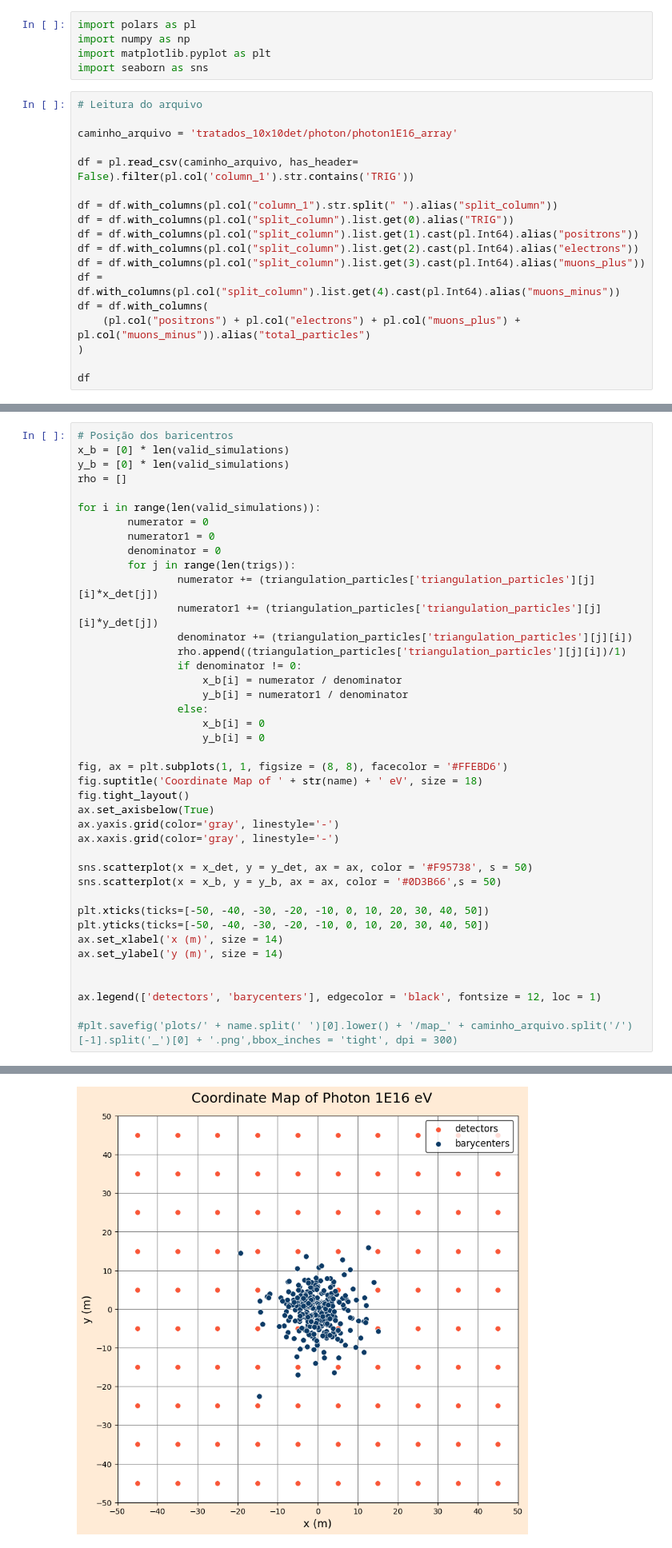
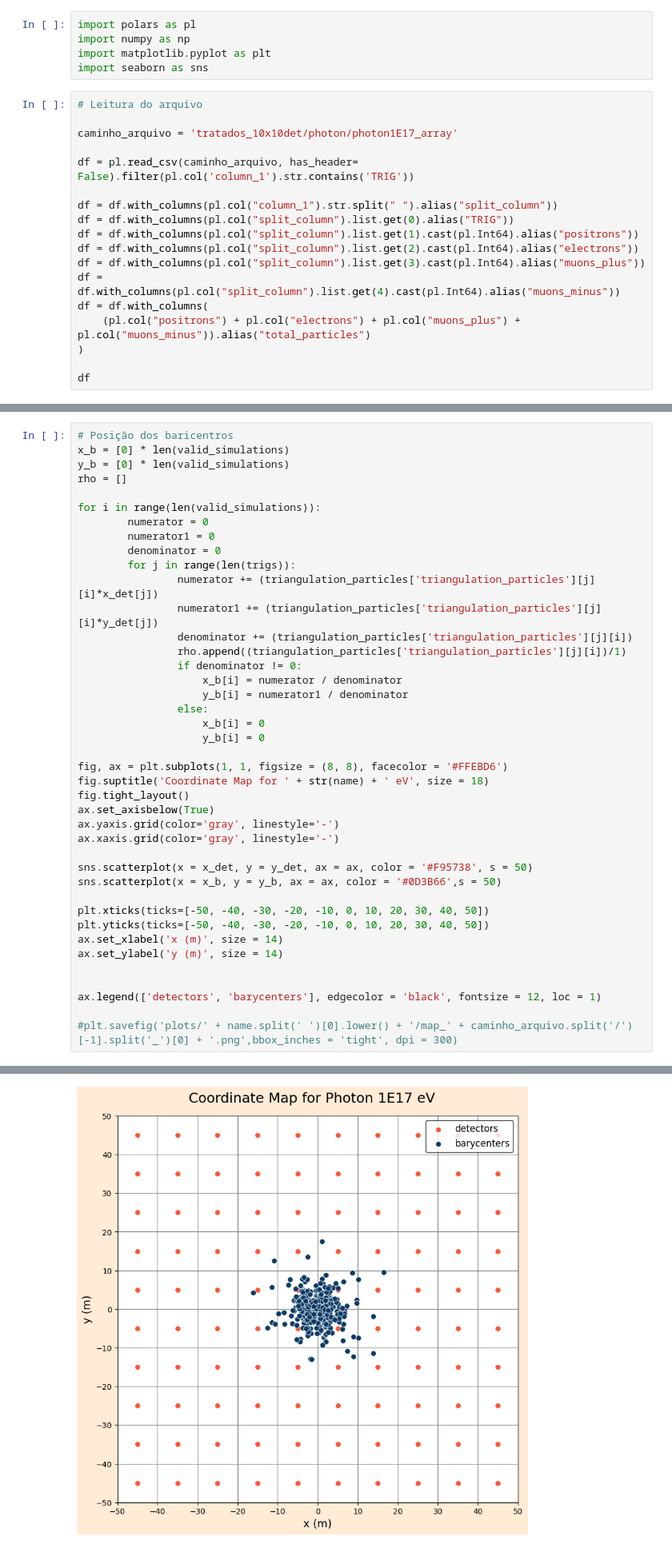
Before and after one commit to lucas-orfei/mestrado, a Jupyter notebook: metodo1_array_10x10_photon.ipynb, the cells around one changed output, grey strips where cells are left out. Shown at 80% size. Drawn from its saved outputs; the diff is of its cells as text.

```diff
--- a/metodo1_array_10x10_photon.ipynb
+++ b/metodo1_array_10x10_photon.ipynb
@@ -6,7 +6,7 @@ import seaborn as sns
 # %%
 # Leitura do arquivo
 
-caminho_arquivo = 'tratados_10x10det/photon/photon1E16_array'
+caminho_arquivo = 'tratados_10x10det/photon/photon1E17_array'
 
 df = pl.read_csv(caminho_arquivo, has_header= False).filter(pl.col('column_1').str.contains('TRIG'))
 
@@ -219,35 +219,35 @@ for i in range(len(valid_simulations)):
                 numerator1 += (triangulation_particles['triangulation_particles'][j][i]*y_det[j])
                 denominator += (triangulation_particles['triangulation_particles'][j][i])
                 rho.append((triangulation_particles['triangulation_particles'][j][i])/1)
                 if denominator != 0:
                     x_b[i] = numerator / denominator
                     y_b[i] = numerator1 / denominator
                 else:
                     x_b[i] = 0
                     y_b[i] = 0
 
 fig, ax = plt.subplots(1, 1, figsize = (8, 8), facecolor = '#FFEBD6')
-fig.suptitle('Coordinate Map of ' + str(name) + ' eV', size = 18)
+fig.suptitle('Coordinate Map for ' + str(name) + ' eV', size = 18)
 fig.tight_layout()
 ax.set_axisbelow(True)
 ax.yaxis.grid(color='gray', linestyle='-')
 ax.xaxis.grid(color='gray', linestyle='-')
 
 sns.scatterplot(x = x_det, y = y_det, ax = ax, color = '#F95738', s = 50)
 sns.scatterplot(x = x_b, y = y_b, ax = ax, color = '#0D3B66',s = 50)
 
 plt.xticks(ticks=[-50, -40, -30, -20, -10, 0, 10, 20, 30, 40, 50])
 plt.yticks(ticks=[-50, -40, -30, -20, -10, 0, 10, 20, 30, 40, 50])
 ax.set_xlabel('x (m)', size = 14)
 ax.set_ylabel('y (m)', size = 14)
 
 
 ax.legend(['detectors', 'barycenters'], edgecolor = 'black', fontsize = 12, loc = 1)
 
 #plt.savefig('plots/' + name.split(' ')[0].lower() + '/map_' + caminho_arquivo.split('/')[-1].split('_')[0] + '.png',bbox_inches = 'tight', dpi = 300)
 # %% [output]
 <matplotlib.legend.Legend at 0x...>
-[figure, old version]
+[figure, new version]
 # %%
 fig, ax = plt.subplots(1, 1, figsize = (8, 8), facecolor = '#FFEBD6')
 fig.suptitle('Coordinate Map of Detectors', size = 18)
```
Also changed, not shown: parts of 23 cells of this notebook, 3 other files.
